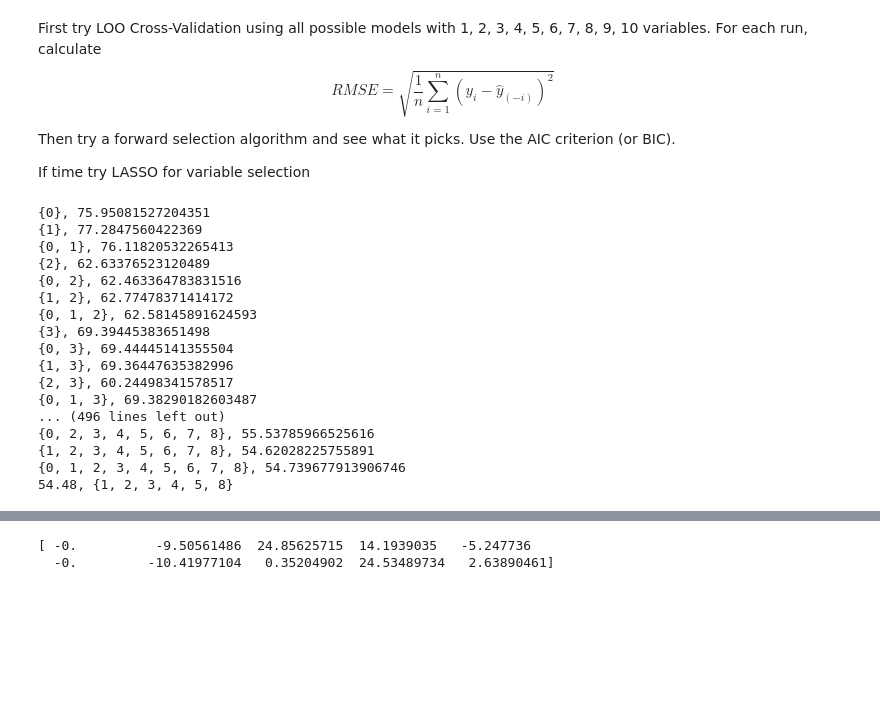
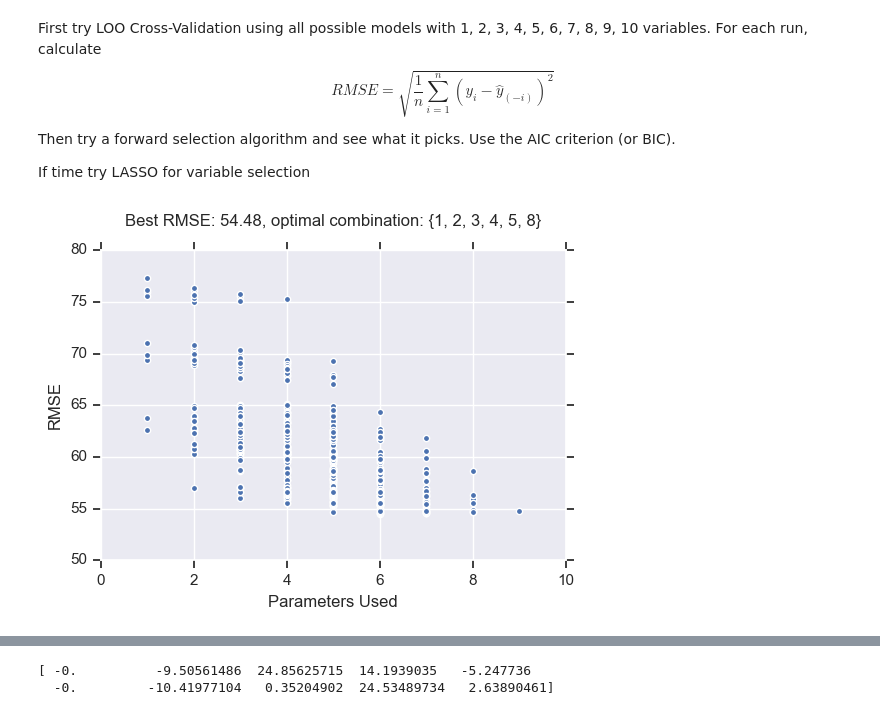
Before and after one commit to azdoherty/Regression, a Jupyter notebook: LinearRegressionDiabetes.ipynb, the cells around one changed output, grey strips where cells are left out. Saved outputs shown, nothing was run; the diff lists cells and outputs as text; code cells hidden in the pictures; blank space fills up the shorter version.

```diff
--- a/LinearRegressionDiabetes.ipynb
+++ b/LinearRegressionDiabetes.ipynb
@@ -58,52 +58,46 @@ If time try LASSO for variable selection
 # %%
 import itertools
 from sklearn.model_selection import LeaveOneOut
 
 
 def looRMSE(X, y):
     loo = LeaveOneOut()
     rmse = 0
     for train, test in loo.split(X):
         regr = linear_model.LinearRegression()
         regr.fit(X[train], y[train])
         rmse += (regr.predict(X[test])[0] - y[test][0])**2
 
     rmse = np.sqrt(rmse/(X.shape[0]))
     return rmse
 
 
 tested = []
 result = []
+numUsed = []
 for i in range(len(col_names)):
     for j in range(1, i + 1):
         testCombos = itertools.combinations(np.arange(i), j)
         for c in testCombos:
             if set(c) in tested:
                 continue
             tested.append(set(c))
             testSet = data_frame.values[:, c]
             result.append(looRMSE(testSet, y))
-            print("{}, {}".format(set(c), result[-1]))
+            numUsed.append(len(c))
+            #print("{}, {}".format(set(c), result[-1]))
+
 result = np.array(result)
-print("{:.2f}, {}".format(result.min(), tested[result.argmin()]))
+tested = np.array(tested)
+numUsed = np.array(numUsed)
+plt.figure()
+plt.scatter(numUsed,result)
+plt.xlabel("Parameters Used")
+plt.ylabel("RMSE")
+plt.title("Best RMSE: {:.2f}, optimal combination: {}\n".format(result.min(), tested[result.argmin()]))
+plt.show()
 # %% [output]
-{0}, 75.95081527204351
-{1}, 77.2847560422369
-{0, 1}, 76.11820532265413
-{2}, 62.63376523120489
-{0, 2}, 62.463364783831516
-{1, 2}, 62.77478371414172
-{0, 1, 2}, 62.58145891624593
-{3}, 69.39445383651498
-{0, 3}, 69.44445141355504
-{1, 3}, 69.36447635382996
-{2, 3}, 60.24498341578517
-{0, 1, 3}, 69.38290182603487
-... (496 lines left out)
-{0, 2, 3, 4, 5, 6, 7, 8}, 55.53785966525616
-{1, 2, 3, 4, 5, 6, 7, 8}, 54.62028225755891
-{0, 1, 2, 3, 4, 5, 6, 7, 8}, 54.739677913906746
-54.48, {1, 2, 3, 4, 5, 8}
+[figure, added]
 # %%
 # Forward selection with AIC criterion
 from sklearn.metrics import mean_squared_error
```
Also changed, not shown: parts of 6 cells of this notebook, 1 other file.
